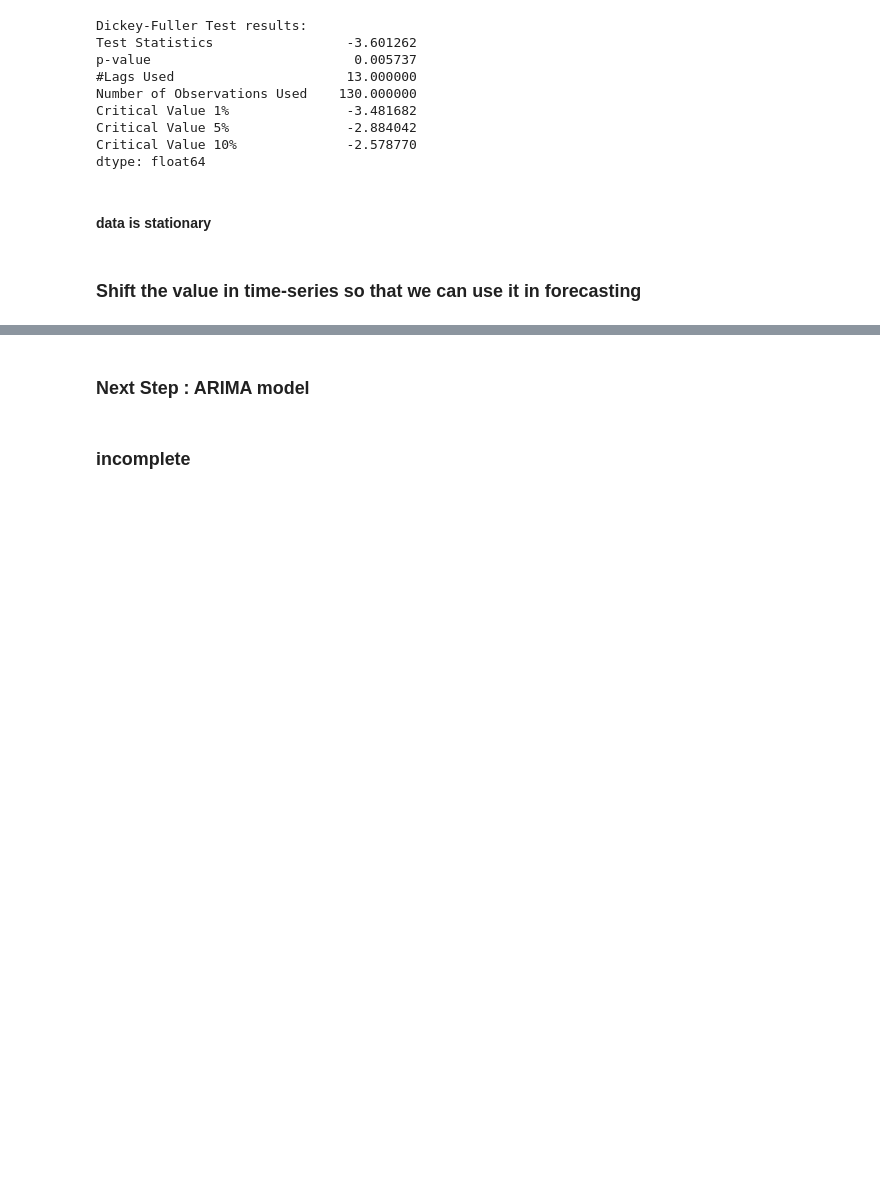
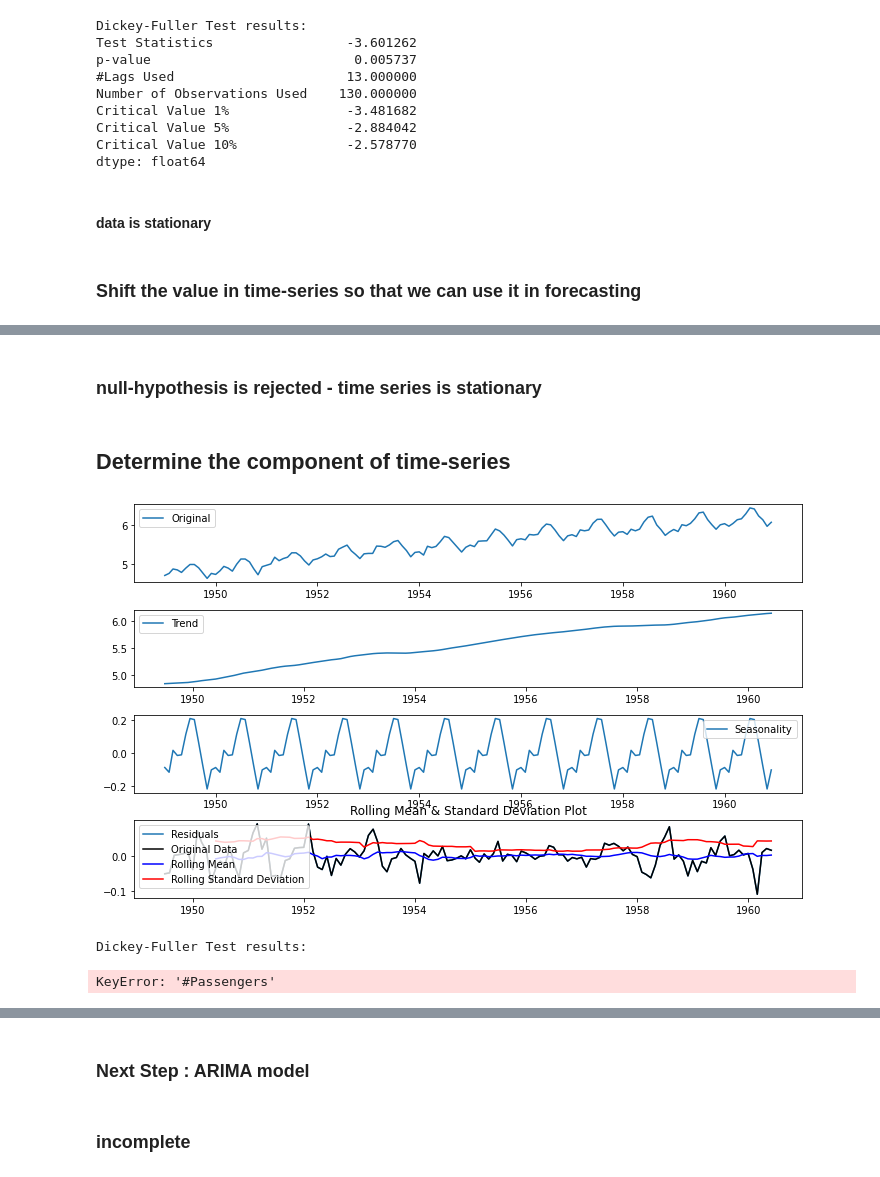
Before and after one commit to emddarn/time-series-prediction, a Jupyter notebook: time_series_prediction.ipynb, the cells around one changed output, grey strips where cells are left out. Cells and saved outputs as stored; diff of their text form; code cells hidden in the pictures; blank space fills up the shorter version.

```diff
--- a/time_series_prediction.ipynb
+++ b/time_series_prediction.ipynb
@@ -209,0 +247,33 @@ dtype: float64
+# %% [markdown]
+### null-hypothesis is rejected - time series is stationary
+# %% [markdown]
+## Determine the component of time-series
+# %%
+from statsmodels.tsa.seasonal import seasonal_decompose
+decomposition = seasonal_decompose(ds_indxd_log)
+
+trend = decomposition.trend
+seasonal = decomposition.seasonal
+residual = decomposition.resid
+
+plt.subplot(411)
+plt.plot(ds_indxd_log, label='Original')
+plt.legend(loc='best')
+plt.subplot(412)
+plt.plot(trend, label='Trend')
+plt.legend(loc='best')
+plt.subplot(413)
+plt.plot(seasonal, label='Seasonality')
+plt.legend(loc='best')
+
+plt.subplot(414)
+plt.plot(residual, label='Residuals')
+plt.legend(loc='best')
+plt.tight_layout()
+decomposed_log_data = residual
+decomposed_log_data.dropna(inplace=True)
+test_stationarity(decomposed_log_data)
+# %% [output]
+[figure, added]
+Dickey-Fuller Test results:
+KeyError: '#Passengers'
```
Also changed, not shown: parts of 8 cells of this notebook.
